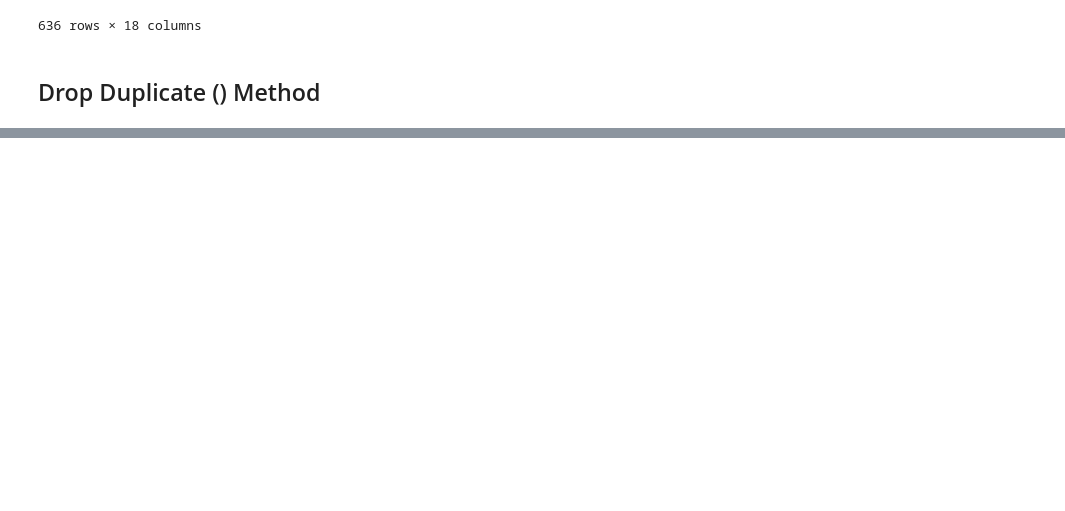
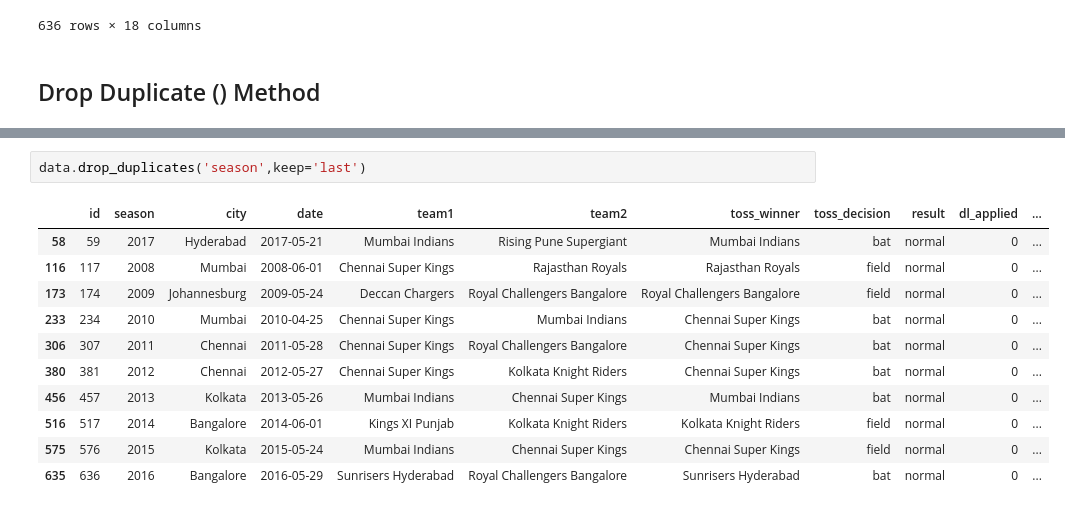
Before and after one commit to foysalpranto121/pandas-Update-version, a Jupyter notebook: pandas in all in one .ipynb, the cells around one changed output, grey strips where cells are left out. Cells and saved outputs as stored; diff of their text form; blank space fills up the shorter version.

```diff
--- a/pandas in all in one .ipynb
+++ b/pandas in all in one .ipynb
@@ -504,0 +538,14 @@ data.sort_values(['city','date'],ascending=[True,False])
+# %%
+data.drop_duplicates('season',keep='last')
+# %% [output]
+|  | id | season | city | date | team1 | team2 | toss_winner | toss_decision | result | dl_applied | ... |
+| 58 | 59 | 2017 | Hyderabad | 2017-05-21 | Mumbai Indians | Rising Pune Supergiant | Mumbai Indians | bat | normal | 0 | ... |
+| 116 | 117 | 2008 | Mumbai | 2008-06-01 | Chennai Super Kings | Rajasthan Royals | Rajasthan Royals | field | normal | 0 | ... |
+| 173 | 174 | 2009 | Johannesburg | 2009-05-24 | Deccan Chargers | Royal Challengers Bangalore | Royal Challengers Bangalore | field | normal | 0 | ... |
+| 233 | 234 | 2010 | Mumbai | 2010-04-25 | Chennai Super Kings | Mumbai Indians | Chennai Super Kings | bat | normal | 0 | ... |
+| 306 | 307 | 2011 | Chennai | 2011-05-28 | Chennai Super Kings | Royal Challengers Bangalore | Chennai Super Kings | bat | normal | 0 | ... |
+| 380 | 381 | 2012 | Chennai | 2012-05-27 | Chennai Super Kings | Kolkata Knight Riders | Chennai Super Kings | bat | normal | 0 | ... |
+| 456 | 457 | 2013 | Kolkata | 2013-05-26 | Mumbai Indians | Chennai Super Kings | Mumbai Indians | bat | normal | 0 | ... |
+| 516 | 517 | 2014 | Bangalore | 2014-06-01 | Kings XI Punjab | Kolkata Knight Riders | Kolkata Knight Riders | field | normal | 0 | ... |
+| 575 | 576 | 2015 | Kolkata | 2015-05-24 | Mumbai Indians | Chennai Super Kings | Chennai Super Kings | field | normal | 0 | ... |
+| 635 | 636 | 2016 | Bangalore | 2016-05-29 | Sunrisers Hyderabad | Royal Challengers Bangalore | Sunrisers Hyderabad | bat | normal | 0 | ... |
```
Also changed, not shown: parts of 5 cells of this notebook.
